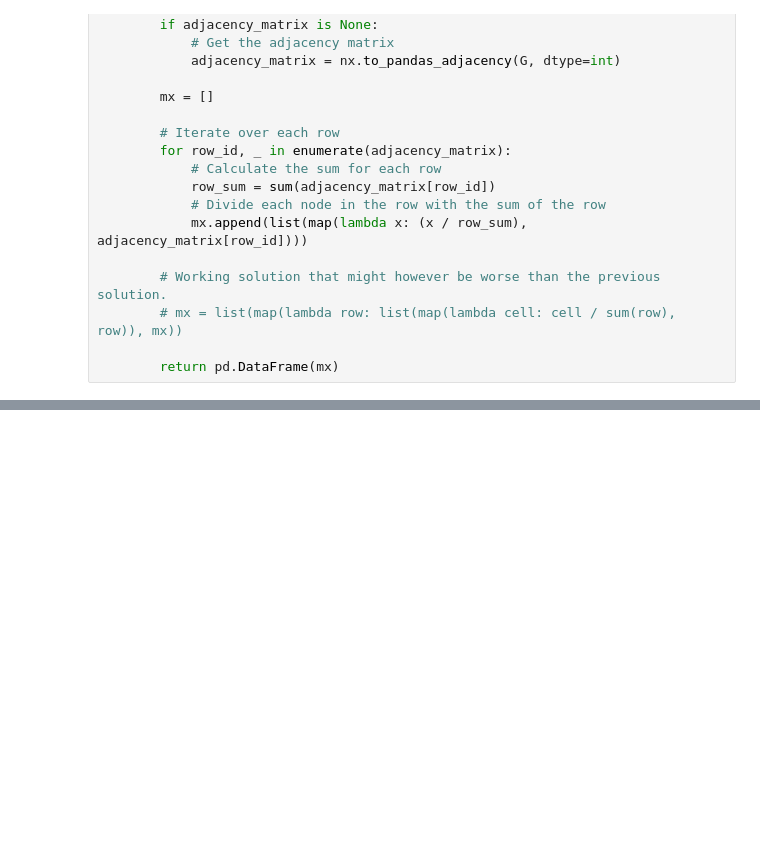
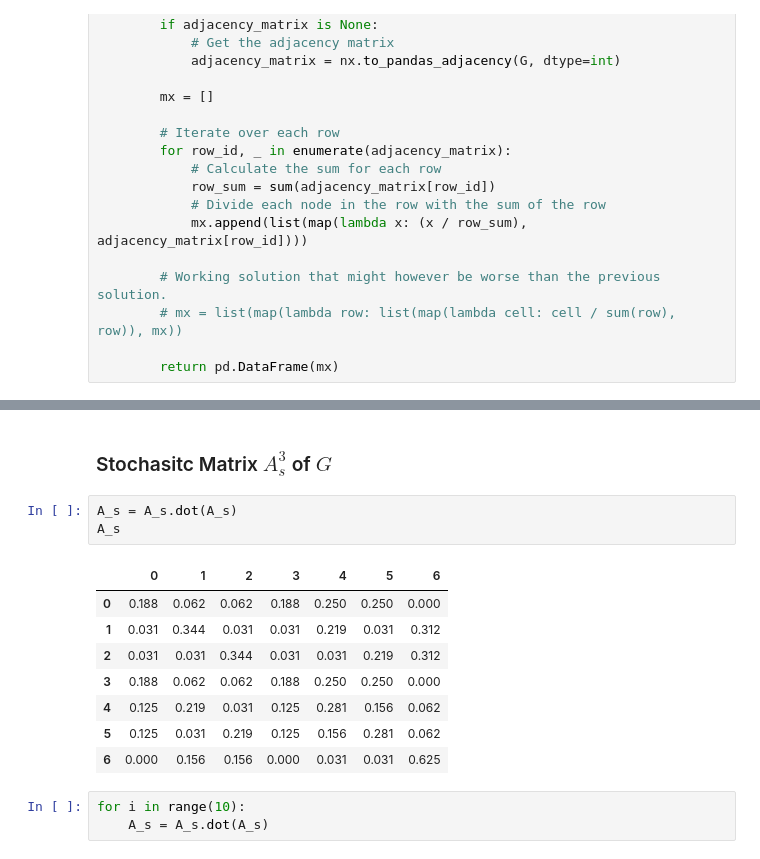
Before and after one commit to seankrobinson/DSBA-6520, a Jupyter notebook: notebooks/Matrices Lecture Examples .ipynb, the cells around one changed output, grey strips where cells are left out. Saved outputs shown, nothing was run; the diff lists cells and outputs as text; blank space fills up the shorter version.

```diff
--- a/notebooks/Matrices Lecture Examples .ipynb
+++ b/notebooks/Matrices Lecture Examples .ipynb
@@ -104,0 +125,17 @@ A_s.dot(A_s)
+# %% [markdown]
+### Stochasitc Matrix $A_{s}^3$ of $G$
+# %%
+A_s = A_s.dot(A_s)
+A_s
+# %% [output]
+|  | 0 | 1 | 2 | 3 | 4 | 5 | 6 |
+| 0 | 0.188 | 0.062 | 0.062 | 0.188 | 0.250 | 0.250 | 0.000 |
+| 1 | 0.031 | 0.344 | 0.031 | 0.031 | 0.219 | 0.031 | 0.312 |
+| 2 | 0.031 | 0.031 | 0.344 | 0.031 | 0.031 | 0.219 | 0.312 |
+| 3 | 0.188 | 0.062 | 0.062 | 0.188 | 0.250 | 0.250 | 0.000 |
+| 4 | 0.125 | 0.219 | 0.031 | 0.125 | 0.281 | 0.156 | 0.062 |
+| 5 | 0.125 | 0.031 | 0.219 | 0.125 | 0.156 | 0.281 | 0.062 |
+| 6 | 0.000 | 0.156 | 0.156 | 0.000 | 0.031 | 0.031 | 0.625 |
+# %%
+for i in range(10):
+    A_s = A_s.dot(A_s)
```
Also changed, not shown: parts of 10 cells of this notebook.
